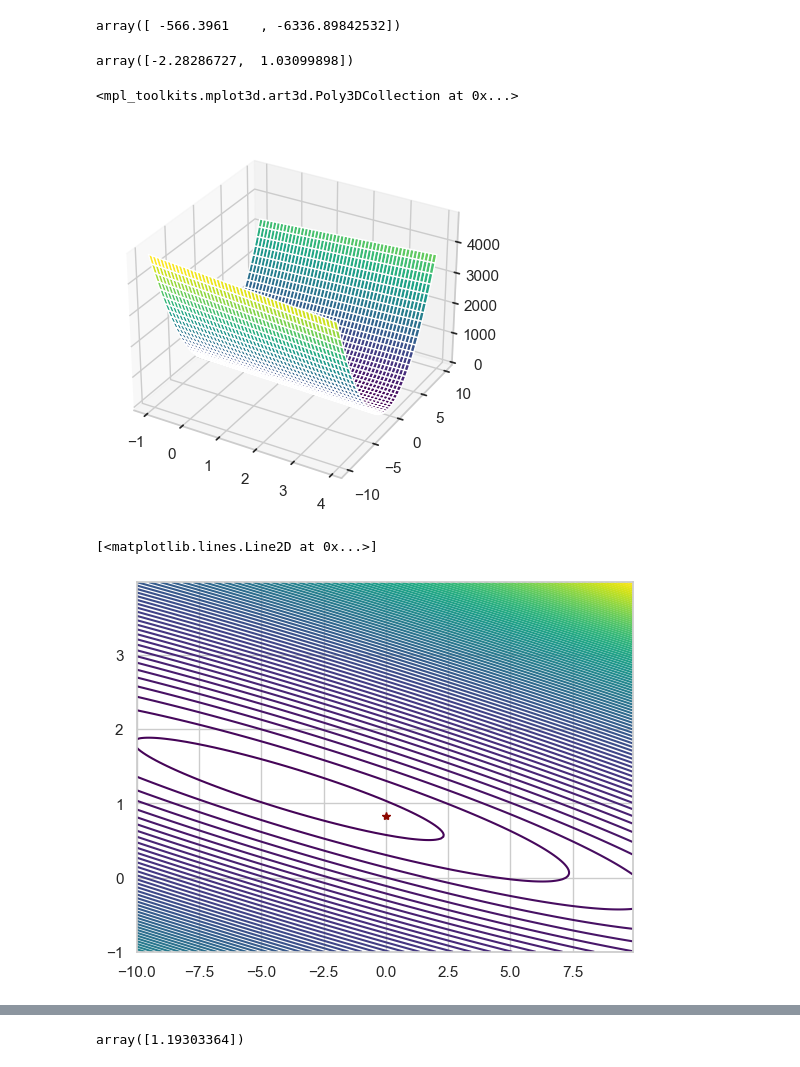
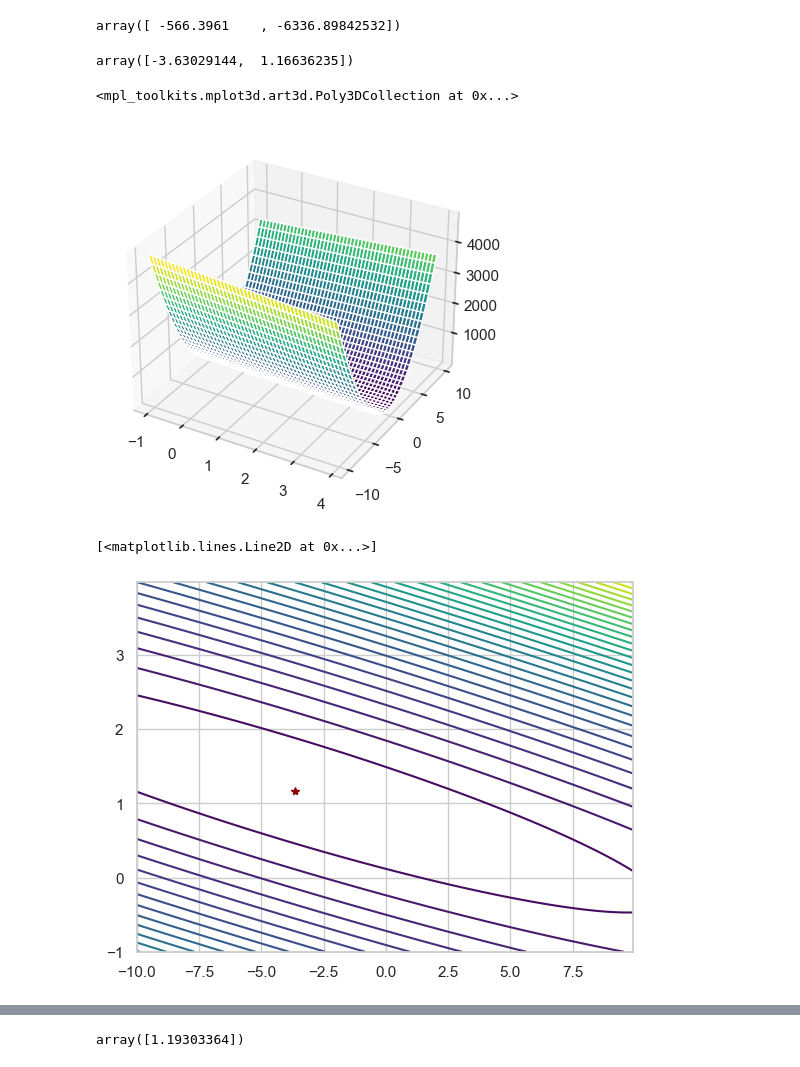
Before and after one commit to LXMsirius/ml-ipynb, a Jupyter notebook: 1.linear_regression/ex1.ipynb, the cells around one changed output, grey strips where cells are left out. Drawn from its saved outputs; the diff is of its cells as text; code cells hidden in the pictures.

```diff
--- a/1.linear_regression/ex1.ipynb
+++ b/1.linear_regression/ex1.ipynb
@@ -93,11 +94,11 @@ def batch_gradient_decent2(theta, X, y, epoch, alpha=0.01):
 
     return np.array(theta_set), cost_data
 # %%
-epoch = 500
+epoch = 1500
 final_theta, cost_data = batch_gradient_decent(theta, X, y, epoch)
 final_theta
 # %% [output]
-array([-2.28286727,  1.03099898])
+array([-3.63029144,  1.16636235])
 # %%
 epoch = 500
 theta_set, cost_data = batch_gradient_decent2(theta, X, y, epoch)
@@ -109,9 +110,9 @@ def lr_cost_plus(theta1, theta2, X, y):
     for i in range(size[0]):
         for j in range(size[1]):
             theta = np.array([theta1[i,j],theta2[i,j]])
-            inner = X @ theta - y
-            square_sum = inner.T @ inner
-            cost[i][j] = square_sum / (2 * m)
+            # inner = X @ theta - y
+            # square_sum = inner.T @ inner
+            cost[i][j] = lr_cost(theta, X, y)
     return cost
 # %%
 t1 = np.arange(-1, 4, 0.1)
@@ -125,21 +126,21 @@ ax = fig.add_subplot(111, projection='3d')
 ax.plot_surface(m, n, Z_vals, cmap='viridis')
 # %% [output]
 <mpl_toolkits.mplot3d.art3d.Poly3DCollection at 0x...>
-[figure, old version]
+[figure, new version]
 # %%
 t2 = np.arange(-1, 4, 0.025)
 t1 = np.arange(-10, 10, 0.1)
 theta_vals = [[t1[i], t2[i]] for i in range(len(t1)) if True]
 # lr_cost()
 m, n = np.meshgrid(t1, t2)
 Z_vals = lr_cost_plus(m, n, X, y)
 fig = plt.figure()
 ax = fig.add_subplot(111)
-ax.contour(m, n, Z_vals, levels=100, cmap='viridis')
+ax.contour(m, n, Z_vals, levels=30, cmap='viridis')
 ax.plot(final_theta[0], final_theta[1], 'r*')
 # %% [output]
 [<matplotlib.lines.Line2D at 0x...>]
-[figure, old version]
+[figure, new version]
 # %%
 from sklearn import linear_model
 model = linear_model.LinearRegression()
```
Also changed, not shown: parts of 8 cells of this notebook, 2 other files.
